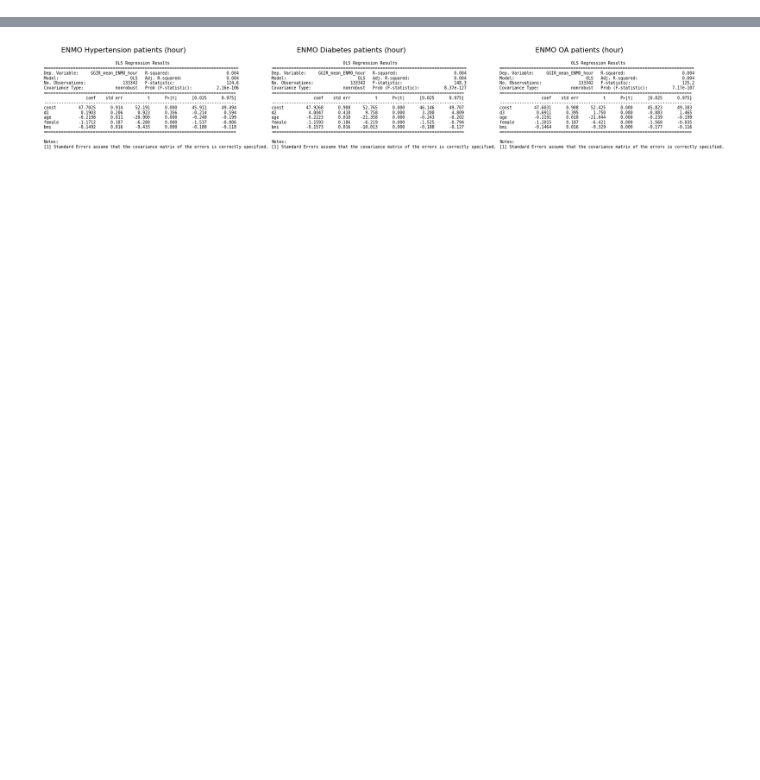
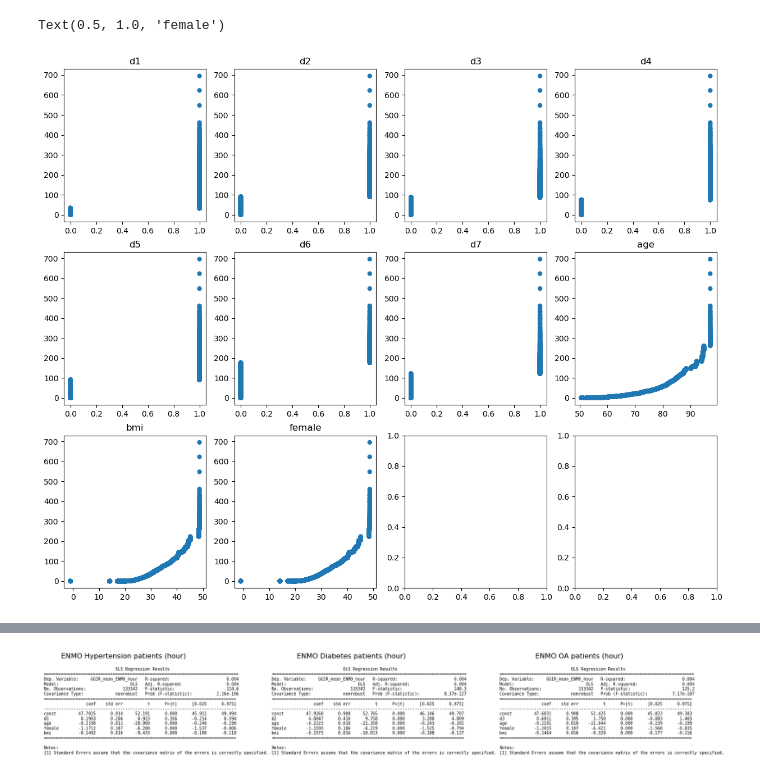
Before and after one commit to mjoeli/csb_project, a Jupyter notebook: regression_hour.ipynb, the cells around one changed output, grey strips where cells are left out. Saved outputs shown, nothing was run; the diff lists cells and outputs as text; code cells hidden in the pictures; blank space fills up the shorter version.

```diff
--- a/regression_hour.ipynb
+++ b/regression_hour.ipynb
@@ -107,0 +162,31 @@ df['activity'] = 2*(4-df['br015_']) + (4-df['br016_'])
+# %%
+from matplotlib import cm
+def qqplot(x, y,palette= cm.viridis, ax=None, *args, **kwargs):
+    _, xr = stats.probplot(x, fit=False)
+    _, yr = stats.probplot(y, fit=False)
+    sns.scatterplot(x=xr, y=yr, ax=ax, edgecolor="none", palette=palette, *args, **kwargs)
+# %%
+fig, ax = plt.subplots(3, 4, figsize=(15,12))
+qqplot(df['d1'],YVar, ax=ax[0,0])
+ax[0,0].set_title("d1")
+qqplot(df['d2'],YVar, ax=ax[0,1])
+ax[0,1].set_title("d2")
+qqplot(df['d3'],YVar, ax=ax[0,2])
+ax[0,2].set_title("d3")
+qqplot(df['d4'],YVar, ax=ax[0,3])
+ax[0,3].set_title("d4")
+qqplot(df['d5'],YVar, ax=ax[1,0])
+ax[1,0].set_title("d5")
+qqplot(df['d6'],YVar, ax=ax[1,1])
+ax[1,1].set_title("d6")
+qqplot(df['d7'],YVar, ax=ax[1,2])
+ax[1,2].set_title("d7")
+qqplot(df['age'],YVar, ax=ax[1,3])
+ax[1,3].set_title("age")
+qqplot(df['bmi'],YVar, ax=ax[2,0])
+ax[2,0].set_title("bmi")
+qqplot(df['bmi'],YVar, ax=ax[2,1])
+ax[2,1].set_title("female")
+# %% [output]
+Text(0.5, 1.0, 'female')
+[figure, added]
```
Also changed, not shown: parts of 26 cells of this notebook, 1 other file.
